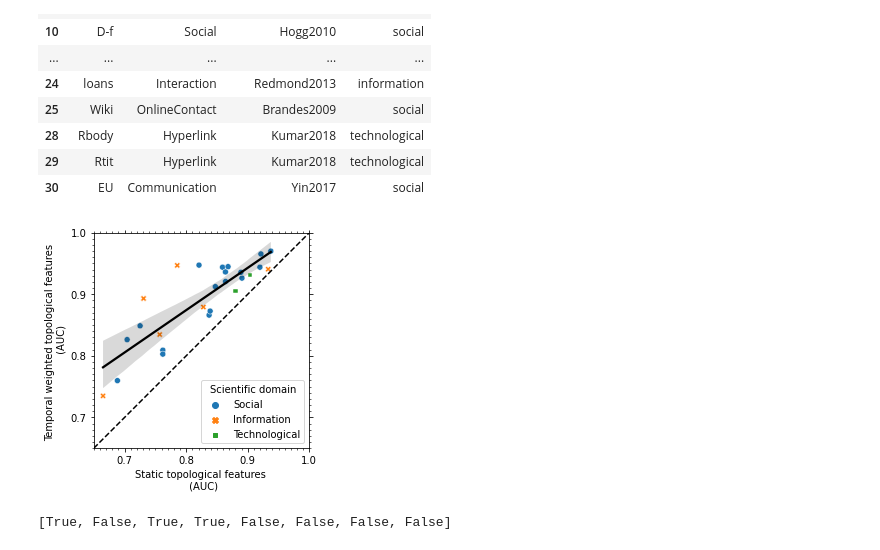
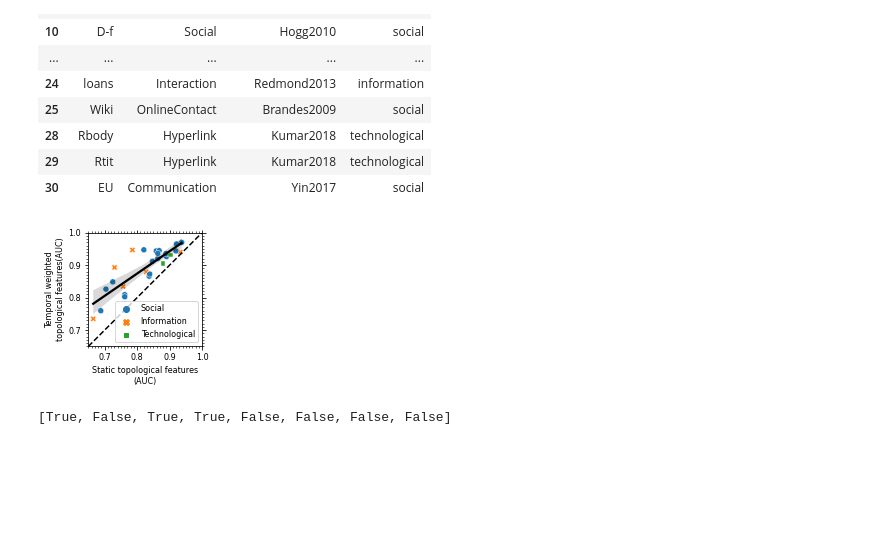
Before and after one commit to gerritjandebruin/temporal-link-prediction, a Jupyter notebook: code/figures/results.ipynb, the cells around one changed output. Saved outputs shown, nothing was run; the diff lists cells and outputs as text; code cells hidden in the pictures; blank space fills up the shorter version.

```diff
--- a/code/figures/results.ipynb
+++ b/code/figures/results.ipynb
@@ -154,23 +154,34 @@ df.replace({'Scientific domain': {'social': 'Social', 'information': 'Informatio
 # %%
 auc_values = df[[ylabel, xlabel]].values.flatten()
 lim = (min(auc_values), 1)
+
+fontsize=8
+rc = {
+  'xtick.top': True, 'ytick.right': True, 'figure.figsize': (3.30,2.475),
+  'axes.titlesize': fontsize,
+  'axes.labelsize': fontsize,
+  'xtick.labelsize': fontsize,
+  'ytick.labelsize': fontsize,
+  'legend.fontsize': fontsize,
+  'legend.title_fontsize': fontsize,
+}
 
 with plt.rc_context(rc):
   ax = sns.scatterplot(data=df, x=xlabel, y=ylabel,
                   hue='Scientific domain', style='Scientific domain')
   sns.regplot(data=df, x=xlabel, y=ylabel,
               scatter=False, color='black', ax=ax)
   ax.axline((0,0), (1,1), ls='--', c='black')
   ax.axis('scaled')
   ax.axis([.65, 1, .65, 1])
-  plt.xlabel('Static topological features \n (AUC)')
-  plt.ylabel('Temporal weighted topological features \n (AUC)')
-  ax = plt.gca()
+  ax.set_xlabel('Static topological features\n(AUC)')
+  ax.set_ylabel('Temporal weighted\ntopological features(AUC)')
   ax.xaxis.set_minor_locator(matplotlib.ticker.MultipleLocator(.01))
   ax.yaxis.set_minor_locator(matplotlib.ticker.MultipleLocator(.01))
   ax.xaxis.set_major_locator(matplotlib.ticker.MultipleLocator(.1))
   ax.yaxis.set_major_locator(matplotlib.ticker.MultipleLocator(.1))
+  plt.legend()
   plt.tight_layout()
   plt.savefig('code/figures/output/results.pdf')
 # %% [output]
-[figure, old version]
+[figure, new version]
```
Also changed, not shown: parts of 4 cells of this notebook, 25 other files.
